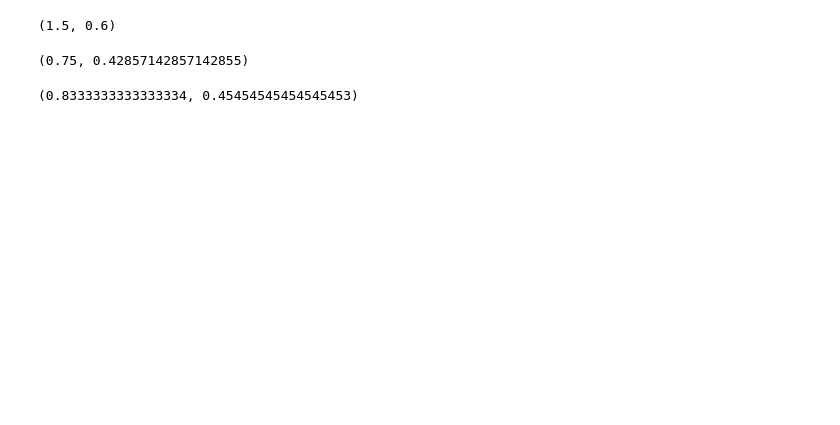
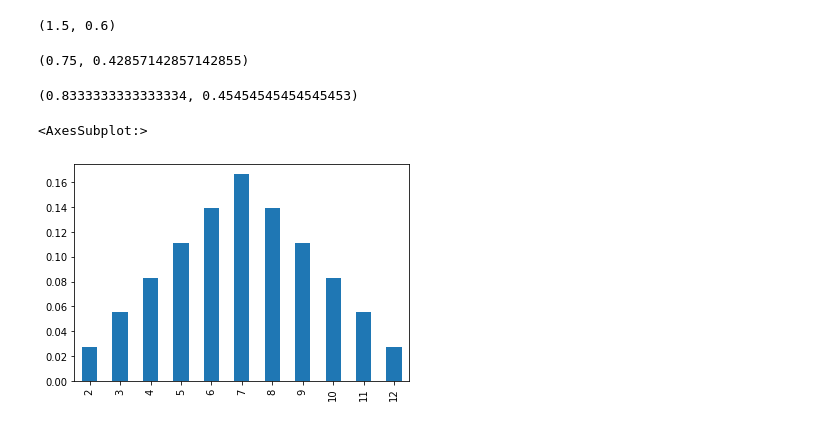
Before and after one commit to minstrel1149/think_bayes, a Jupyter notebook: Ch.06_Odds_and_Addends.ipynb, the cells around one changed output. Saved outputs shown, nothing was run; the diff lists cells and outputs as text; code cells hidden in the pictures; blank space fills up the shorter version.

```diff
--- a/Ch.06_Odds_and_Addends.ipynb
+++ b/Ch.06_Odds_and_Addends.ipynb
@@ -33,3 +33,11 @@ post_odds = 1 * likelihood_ratio
 post_odds, odds_to_prob(post_odds)
 # %% [output]
 (0.8333333333333334, 0.45454545454545453)
+# %%
+dice = make_dice(6)
+# %%
+twice = Pmf.add_dist(dice, dice)
+twice.plot.bar()
+# %% [output]
+<AxesSubplot:>
+[figure, added]
```
Also changed, not shown: parts of 10 cells of this notebook, 1 other file.
